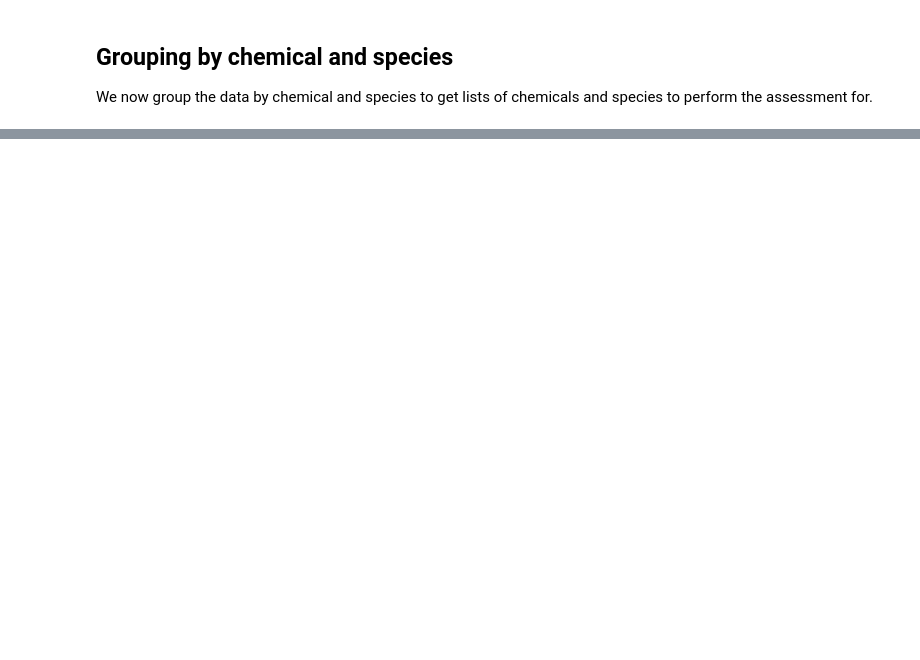
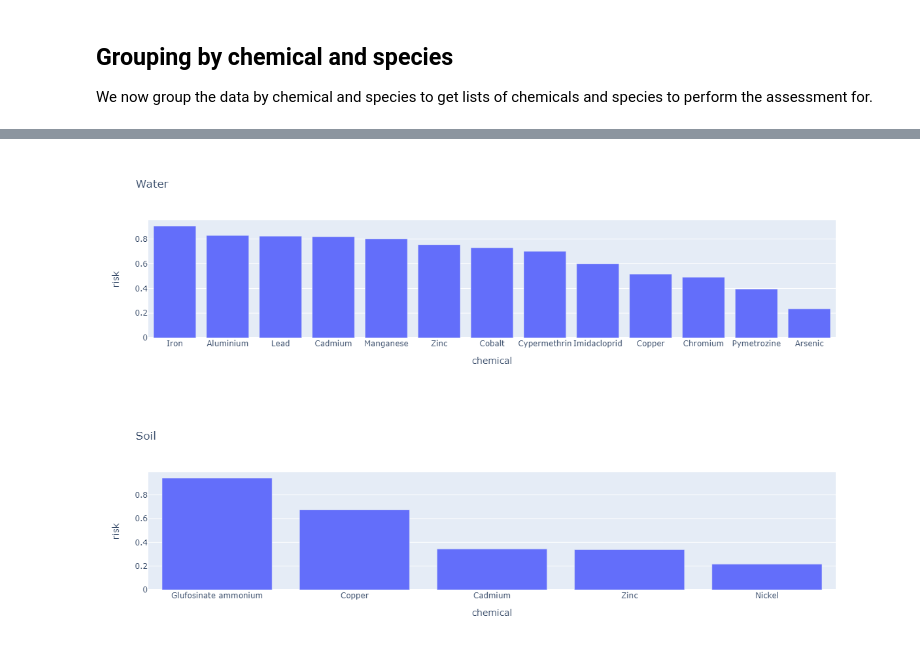
Before and after one commit to samharrison7/borneo-probabilistic-risk-assessment, a Jupyter notebook: notebooks/borneo-probabilistic-risk-assessment.ipynb, the cells around one changed output, grey strips where cells are left out. Drawn from its saved outputs; the diff is of its cells as text; code cells hidden in the pictures; blank space fills up the shorter version.

```diff
--- a/notebooks/borneo-probabilistic-risk-assessment.ipynb
+++ b/notebooks/borneo-probabilistic-risk-assessment.ipynb
@@ -92,0 +690,39 @@ Name: Species, dtype: int64
+# %%
+df_wd = pd.DataFrame({})
+
+# Loop through the compartments and chemicals
+for comp, chemicals in species_by_chemical.items():
+  # Empty dataframe to store risk values in
+  df_wd_ = pd.DataFrame({'chemical': chemicals.keys(),
+                         'js': np.empty(len(chemicals)),
+                         'risk': np.empty(len(chemicals)),
+                         'compartment': comp})
+  # Loop over the chemicals
+  for chem_name, species in chemicals.items():
+    # Filter the dataframe just for this chemical
+    df_ = df_values[(df_values['compartment'] == comp) & (df_values['chemical'] == chem_name)].reset_index()
+    # The x space to generate the PDFs over
+    x_grid = np.linspace(df_['conc'].min(), df_['conc'].max(), 1000)
+    # Create a histogram to get a PDF for the MEC and PSSDs
+    mec_pdf, _ = np.histogram(df_[df_['endpoint'] == 'MEC']['conc'], bins=x_grid)
+    pssd_pdf, _ = np.histogram(df_[df_['endpoint'] == 'PSSD']['conc'], bins=x_grid)
+    # Get the JS distance between MEC and PSSD datapoints
+    js = scipy.spatial.distance.jensenshannon(mec_pdf, pssd_pdf)
+    # Add to our dataframe
+    df_wd_.loc[df_wd_['chemical'] == chem_name, 'js'] = js
+    df_wd_.loc[df_wd_['chemical'] == chem_name, 'risk'] = 1 - js
+
+  # Combine water and soil into one df
+  df_wd = pd.concat([df_wd, df_wd_])
+
+# Sort by risk and plot
+df_wd = df_wd.sort_values('risk', ascending=False)
+
+fig = px.bar(df_wd[df_wd['compartment'] == 'water'], x='chemical', y='risk', title='Water')
+fig.show()
+
+fig = px.bar(df_wd[df_wd['compartment'] == 'soil'], x='chemical', y='risk', title='Soil')
+fig.show()
+# %% [output]
+[figure, added]
+[figure, added]
```
Also changed, not shown: parts of 33 cells of this notebook, 13 other files.
